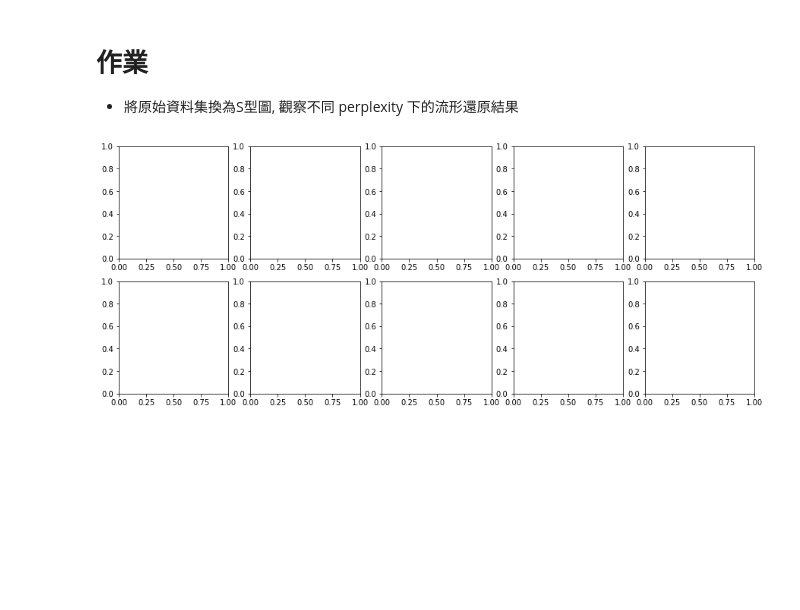
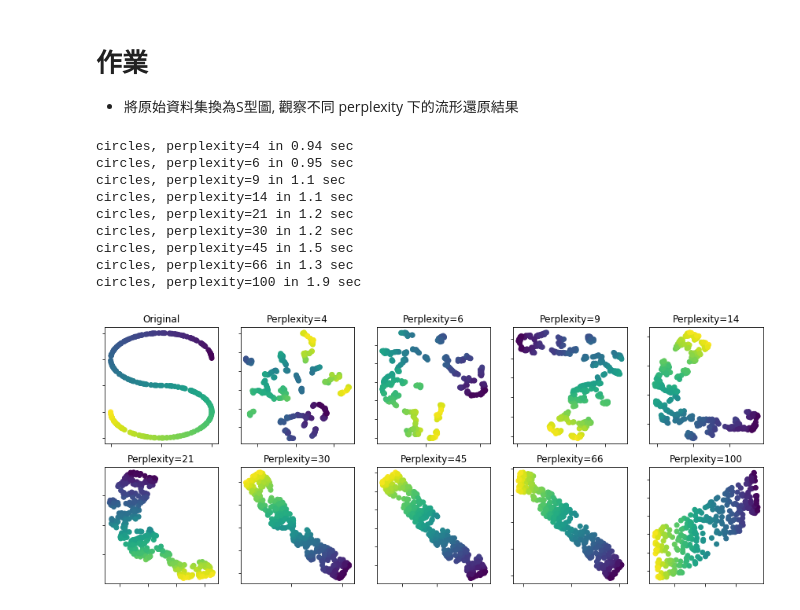
Before and after one commit to peiju/3rd-ML100Days, a Jupyter notebook: homework/Day_062_tsne_HW.ipynb, the cells around one changed output. Drawn from its saved outputs; the diff is of its cells as text; code cells hidden in the pictures; blank space fills up the shorter version.

```diff
--- a/homework/Day_062_tsne_HW.ipynb
+++ b/homework/Day_062_tsne_HW.ipynb
@@ -32,33 +32,41 @@ perplexities = [4, 6, 9, 14, 21, 30, 45, 66, 100]
 X, color = datasets.samples_generator.make_s_curve(n_samples, random_state=0)
 
 # 繪製資料原圖
 ax = subplots[0][0]
 ax.set_title("Original")
 ax.scatter(X[:, 0], X[:, 2], c=color)
 ax.xaxis.set_major_formatter(NullFormatter())
 ax.yaxis.set_major_formatter(NullFormatter())
 plt.axis('tight')
 
 # 繪製不同 perplexity 下的 t-SNE 流形還原圖 (請注意! 語法也要對應調整)
 for i, perplexity in enumerate(perplexities):
     if i<4:
         ax = subplots[0][i+1]
     else:
         ax = subplots[1][i-4]
 
     t0 = time()
     tsne = manifold.TSNE(n_components=n_components, init='random',
                          random_state=0, perplexity=perplexity)
     Y = tsne.fit_transform(X)
     t1 = time()
     print("circles, perplexity=%d in %.2g sec" % (perplexity, t1 - t0))
     ax.set_title("Perplexity=%d" % perplexity)
-    ax.scatter(Y[red, 0], Y[red, 1], c="r")
-    ax.scatter(Y[green, 0], Y[green, 1], c="g")
+    ax.scatter(Y[:, 0], Y[:, 1], c=color)
     ax.xaxis.set_major_formatter(NullFormatter())
     ax.yaxis.set_major_formatter(NullFormatter())
     ax.axis('tight')
 
 plt.show()
 # %% [output]
+circles, perplexity=4 in 0.94 sec
+circles, perplexity=6 in 0.95 sec
+circles, perplexity=9 in 1.1 sec
+circles, perplexity=14 in 1.1 sec
+circles, perplexity=21 in 1.2 sec
+circles, perplexity=30 in 1.2 sec
+circles, perplexity=45 in 1.5 sec
+circles, perplexity=66 in 1.3 sec
+circles, perplexity=100 in 1.9 sec
-[figure, old version]
+[figure, new version]
```
